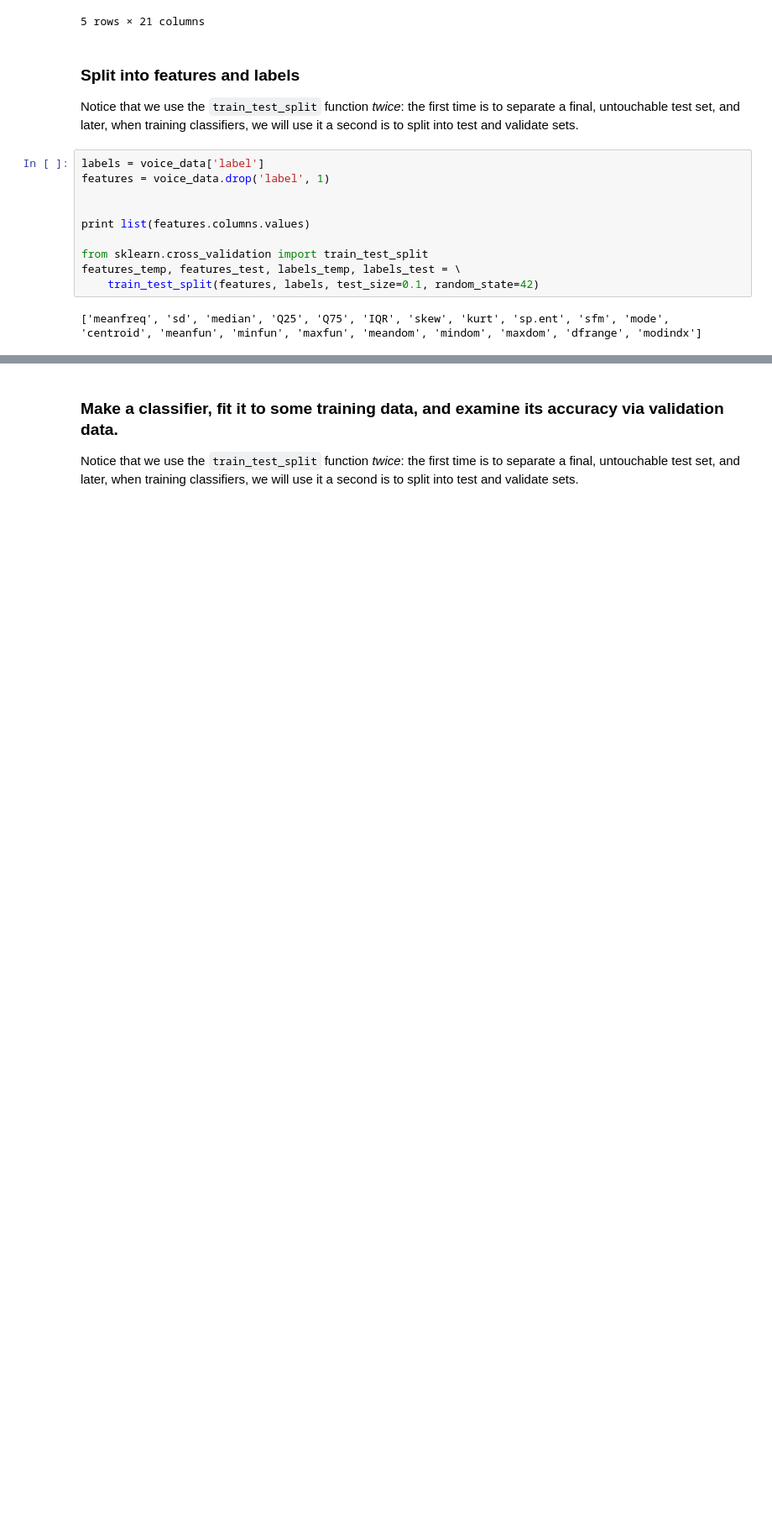
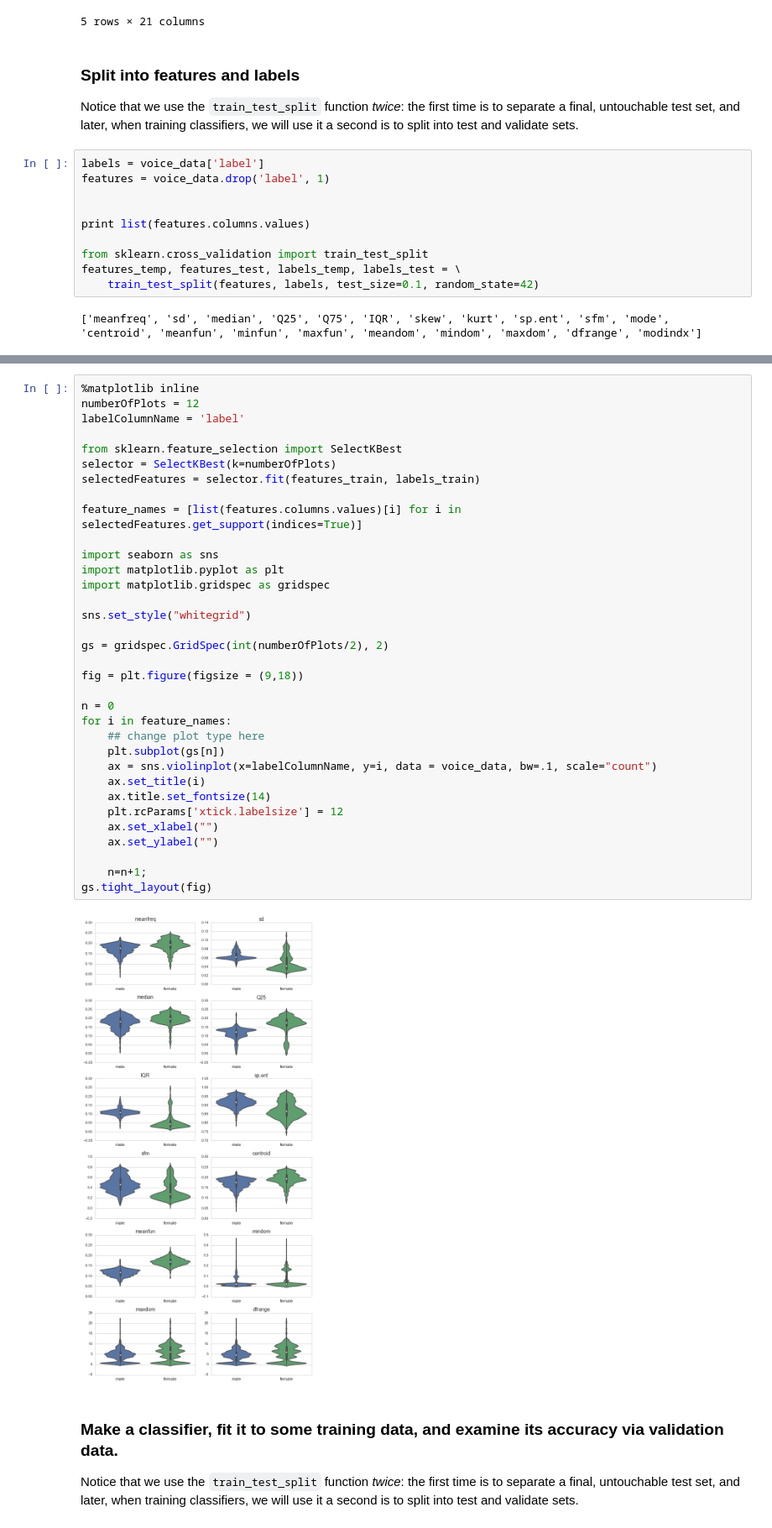
Before and after one commit to DarrenAbramson/GenderVoice, a Jupyter notebook: GenderAnalysisOfVoice.ipynb, the cells around one changed output, grey strips where cells are left out. Shown at 84% size. Saved outputs shown, nothing was run; the diff lists cells and outputs as text; blank space fills up the shorter version.

Commit message:
Cleaned up version with plots.

```diff
--- a/GenderAnalysisOfVoice.ipynb
+++ b/GenderAnalysisOfVoice.ipynb
@@ -39,3 +56,39 @@ features_temp, features_test, labels_temp, labels_test = \
+# %%
+%matplotlib inline
+numberOfPlots = 12
+labelColumnName = 'label'
+
+from sklearn.feature_selection import SelectKBest
+selector = SelectKBest(k=numberOfPlots)
+selectedFeatures = selector.fit(features_train, labels_train)
+
+feature_names = [list(features.columns.values)[i] for i in selectedFeatures.get_support(indices=True)]
+
+import seaborn as sns
+import matplotlib.pyplot as plt
+import matplotlib.gridspec as gridspec
+
+sns.set_style("whitegrid")
+
+gs = gridspec.GridSpec(int(numberOfPlots/2), 2)
+
+fig = plt.figure(figsize = (9,18))
+
+n = 0
+for i in feature_names:
+    ## change plot type here
+    plt.subplot(gs[n])
+    ax = sns.violinplot(x=labelColumnName, y=i, data = voice_data, bw=.1, scale="count")
+    ax.set_title(i)
+    ax.title.set_fontsize(14)
+    plt.rcParams['xtick.labelsize'] = 12
+    ax.set_xlabel("")
+    ax.set_ylabel("")
+
+    n=n+1;
+gs.tight_layout(fig)
+# %% [output]
+[figure, added]
 # %% [markdown]
 ### Make a classifier, fit it to some training data, and examine its accuracy via validation data.
 
```
Also changed, not shown: parts of 7 cells of this notebook.
